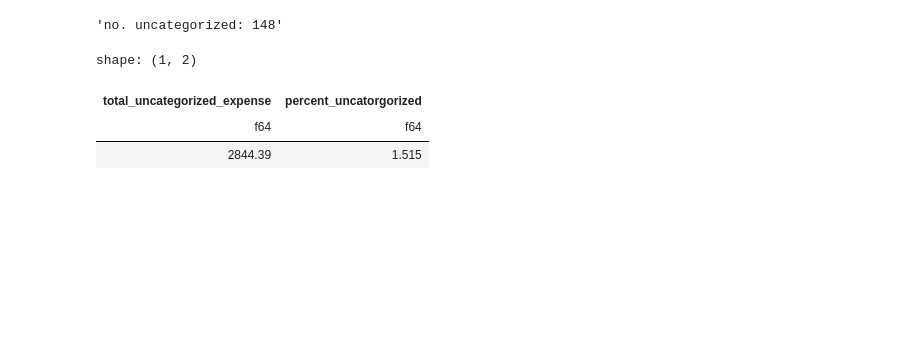
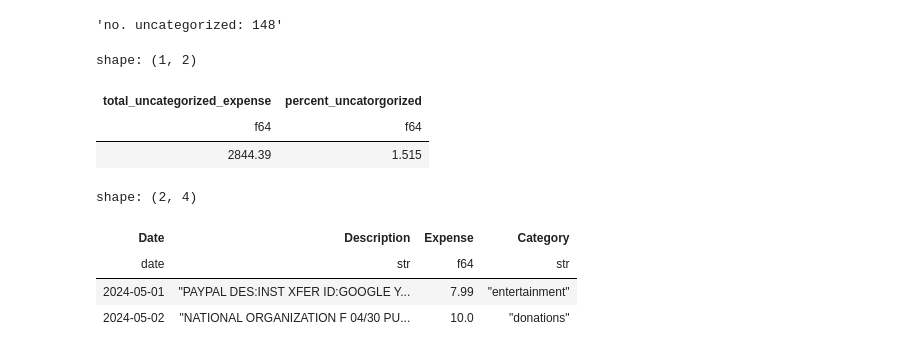
Before and after one commit to usefulmove/code, a Jupyter notebook: eda/acct/acct.ipynb, the cells around one changed output. Saved outputs shown, nothing was run; the diff lists cells and outputs as text; code cells hidden in the pictures; blank space fills up the shorter version.

Commit message:
added monthly expense by category chart

```diff
--- a/eda/acct/acct.ipynb
+++ b/eda/acct/acct.ipynb
@@ -136,10 +135,10 @@ df_categorized = df.with_columns(
     # category - transportation
     .when(
         pl.col('Description').str.contains('UBER INDN|UBER TRIP'),
-    ).then(pl.lit('transp_rideshare'))
+    ).then(pl.lit('trans_rideshare'))
     .when(
         pl.col('Description').str.contains('PROG DIRECT INS|WEATHERFORD|TIRE RACK|DMV|Bridgecrest|DONS TIRE|AAA|PARKING|PARK METER|CITY OF ALAMEDA|ARAMCO|CHEVRON|SHELL OIL|SHELL SERVICE|ARCO|PETROLEUM|BROADWAY CARWA|Check 607|CAR WASH'),
-    ).then(pl.lit('transp_auto'))
+    ).then(pl.lit('trans_auto'))
     # category - education
     .when(
         pl.col('Description').str.contains('Google One|GOOGLE \\*ONE|Audible|LEONARDO|EXERCISM|NYTIMES|NYTimes|WASHPOST|COURSRA|ABEBOOKS|Kindle|OPENAI|ADAFRUIT|Adafruit|RBFTP|BUSUU|MEDIUM.COM|WALDEN POND'),
@@ -232,3 +231,41 @@ shape: (1, 2)
 | total_uncategorized_expense | percent_uncatorgorized |
 | f64 | f64 |
 | 2844.39 | 1.515 |
+# %%
+display(df_categorized.head(2))
+
+categories = [
+    'health&fitness',
+    'photography',
+    'amazon',
+    'rent',
+    'trans_auto',
+    'food_groceries',
+    'food_restaurants',
+]
+
+alt.Chart(
+    df_categorized.filter(
+        pl.col('Category').is_in(categories)
+    ).group_by_dynamic(index_column='Date', every='1mo', group_by='Category').agg(
+        pl.col('Expense').sum(),
+    ),
+    title='monthy expenses (bofa) by selected category',
+    width=950,
+    height=650,
+).mark_line(
+    size=3.5,
+    interpolate='catmull-rom',
+    point=True,
+).encode(
+    x=alt.X('Date', title=''),
+    y=alt.Y('Expense', title='', axis=alt.Axis(format="$,d")),
+    color=alt.Color('Category:N', title='', scale=alt.Scale(scheme='set2'), legend=alt.Legend(symbolType='stroke')),
+    tooltip='Category',
+)
+# %% [output]
+shape: (2, 4)
+| Date | Description | Expense | Category |
+| date | str | f64 | str |
+| 2024-05-01 | "PAYPAL DES:INST XFER ID:GOOGLE Y... | 7.99 | "entertainment" |
+| 2024-05-02 | "NATIONAL ORGANIZATION F 04/30 PU... | 10.0 | "donations" |
```
Also changed, not shown: parts of 3 cells of this notebook.
